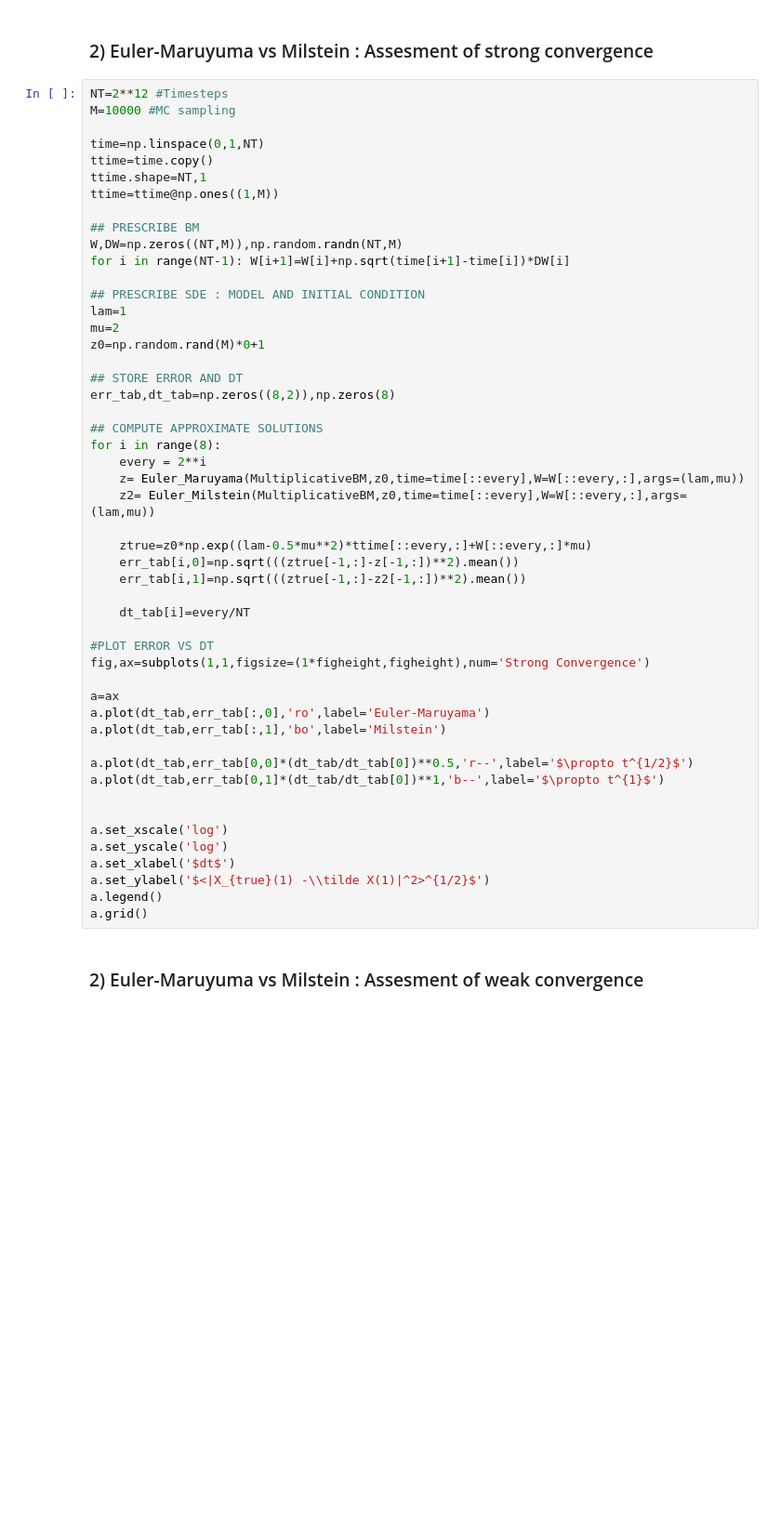
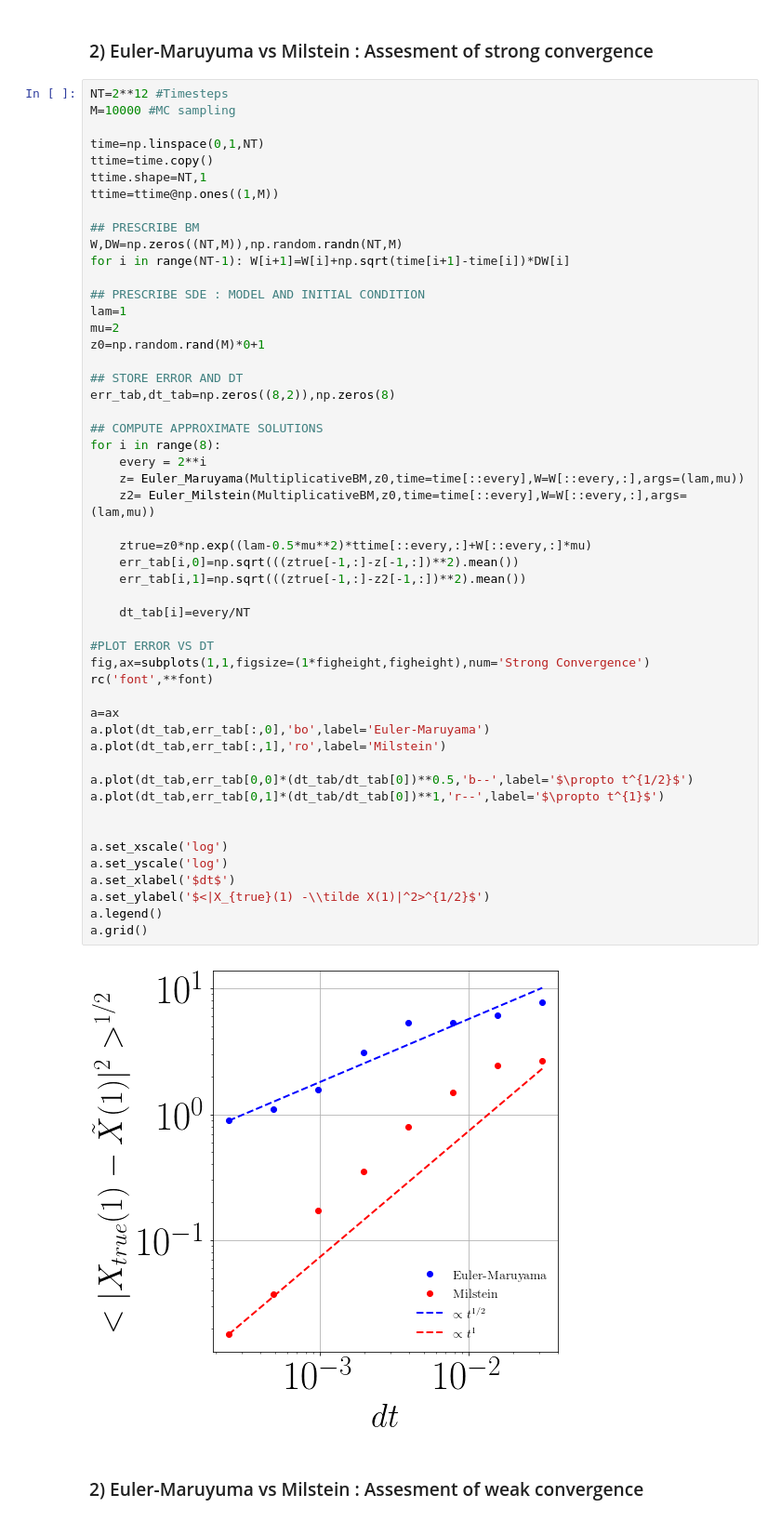
Before and after one commit to sthalabard/SDE-2019, a Jupyter notebook: Lecture4_NumericalSDE.ipynb, the cells around one changed output. Shown at 93% size. Saved outputs shown, nothing was run; the diff lists cells and outputs as text; blank space fills up the shorter version.

```diff
--- a/Lecture4_NumericalSDE.ipynb
+++ b/Lecture4_NumericalSDE.ipynb
@@ -236,37 +242,40 @@ mu=2
 z0=np.random.rand(M)*0+1
 
 ## STORE ERROR AND DT
 err_tab,dt_tab=np.zeros((8,2)),np.zeros(8)
 
 ## COMPUTE APPROXIMATE SOLUTIONS
 for i in range(8):
     every = 2**i
     z= Euler_Maruyama(MultiplicativeBM,z0,time=time[::every],W=W[::every,:],args=(lam,mu))
     z2= Euler_Milstein(MultiplicativeBM,z0,time=time[::every],W=W[::every,:],args=(lam,mu))
 
     ztrue=z0*np.exp((lam-0.5*mu**2)*ttime[::every,:]+W[::every,:]*mu)
     err_tab[i,0]=np.sqrt(((ztrue[-1,:]-z[-1,:])**2).mean())
     err_tab[i,1]=np.sqrt(((ztrue[-1,:]-z2[-1,:])**2).mean())
 
     dt_tab[i]=every/NT
 
 #PLOT ERROR VS DT
 fig,ax=subplots(1,1,figsize=(1*figheight,figheight),num='Strong Convergence')
+rc('font',**font)
 
 a=ax
-a.plot(dt_tab,err_tab[:,0],'ro',label='Euler-Maruyama')
-a.plot(dt_tab,err_tab[:,1],'bo',label='Milstein')
+a.plot(dt_tab,err_tab[:,0],'bo',label='Euler-Maruyama')
+a.plot(dt_tab,err_tab[:,1],'ro',label='Milstein')
 
-a.plot(dt_tab,err_tab[0,0]*(dt_tab/dt_tab[0])**0.5,'r--',label='$\propto t^{1/2}$')
-a.plot(dt_tab,err_tab[0,1]*(dt_tab/dt_tab[0])**1,'b--',label='$\propto t^{1}$')
+a.plot(dt_tab,err_tab[0,0]*(dt_tab/dt_tab[0])**0.5,'b--',label='$\propto t^{1/2}$')
+a.plot(dt_tab,err_tab[0,1]*(dt_tab/dt_tab[0])**1,'r--',label='$\propto t^{1}$')
 
 
 a.set_xscale('log')
 a.set_yscale('log')
 a.set_xlabel('$dt$')
 a.set_ylabel('$<|X_{true}(1) -\\tilde X(1)|^2>^{1/2}$')
 a.legend()
 a.grid()
+# %% [output]
+[figure, added]
 # %% [markdown]
 ### 2)  Euler-Maruyuma vs Milstein : Assesment of weak convergence
 # %%
```
Also changed, not shown: parts of 8 cells of this notebook.
